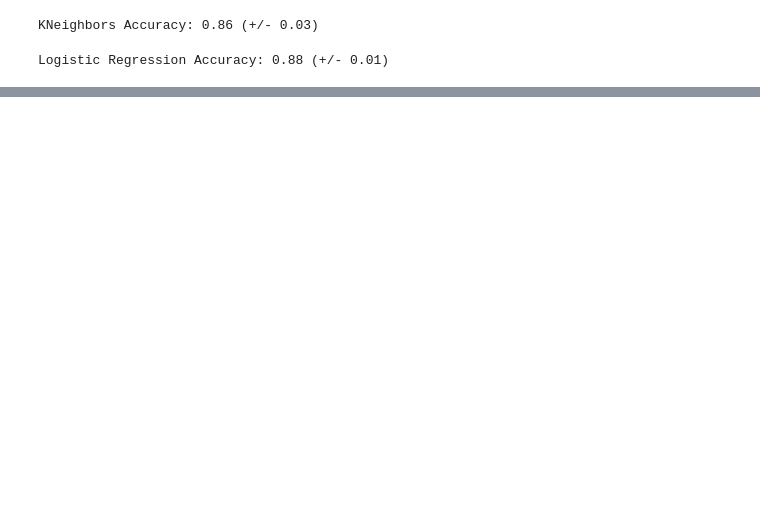
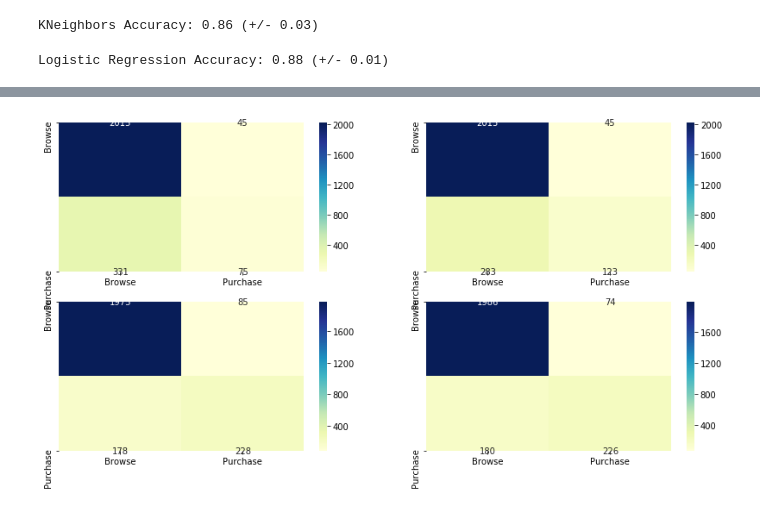
Before and after one commit to thabanenm/Springboard, a Jupyter notebook: Capstone Project 1 - Online Shopping Classification - Part 3.ipynb, the cells around one changed output, grey strips where cells are left out. Cells and saved outputs as stored; diff of their text form; code cells hidden in the pictures; blank space fills up the shorter version.

```diff
--- a/Capstone Project 1 - Online Shopping Classification - Part 3.ipynb
+++ b/Capstone Project 1 - Online Shopping Classification - Part 3.ipynb
@@ -81,0 +234,22 @@ AttributeError: 'GridSearchCV' object has no attribute 'best_params_'
+# %%
+from sklearn.metrics import confusion_matrix
+y_pred_knn = best_knn.predict(X_test)
+y_pred_logreg = best_logreg.predict(X_test)
+y_pred_xgboost = best_xgboost.predict(X_test)
+y_pred_RF = best_RF.predict(X_test)
+df_knn = pd.DataFrame(confusion_matrix(y_test,y_pred_knn), index = ['Browse','Purchase'], columns = ['Browse','Purchase'])
+df_logreg = pd.DataFrame(confusion_matrix(y_test,y_pred_logreg), index = ['Browse','Purchase'],
+                         columns = ['Browse','Purchase'])
+df_xgboost = pd.DataFrame(confusion_matrix(y_test,y_pred_xgboost), index = ['Browse','Purchase'],
+                          columns = ['Browse','Purchase'])
+df_RF = pd.DataFrame(confusion_matrix(y_test,y_pred_RF), index = ['Browse','Purchase'], columns = ['Browse','Purchase'])
+# %%
+plt.rcParams['figure.figsize'] = [14, 7]
+fig, ax = plt.subplots(2,2)
+sns.heatmap(df_knn,annot=True,fmt='d',cmap="YlGnBu" ,ax=ax[0,0])
+sns.heatmap(df_logreg,annot=True,fmt='d',cmap="YlGnBu",ax=ax[0,1])
+sns.heatmap(df_xgboost,annot=True,fmt='d',cmap="YlGnBu",ax=ax[1,0])
+sns.heatmap(df_RF,annot=True,fmt='d',cmap="YlGnBu",ax=ax[1,1])
+plt.show()
+# %% [output]
+[figure, added]
```
Also changed, not shown: parts of 20 cells of this notebook.
